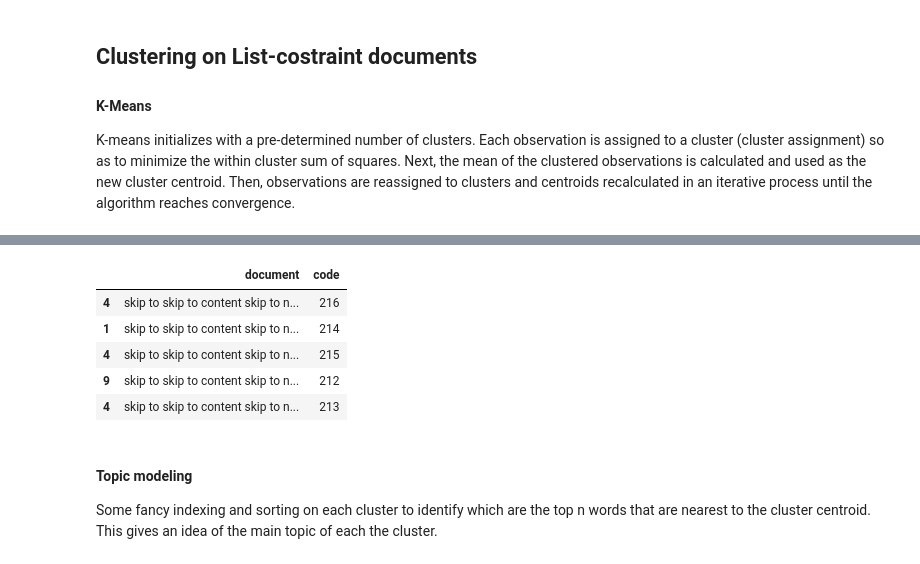
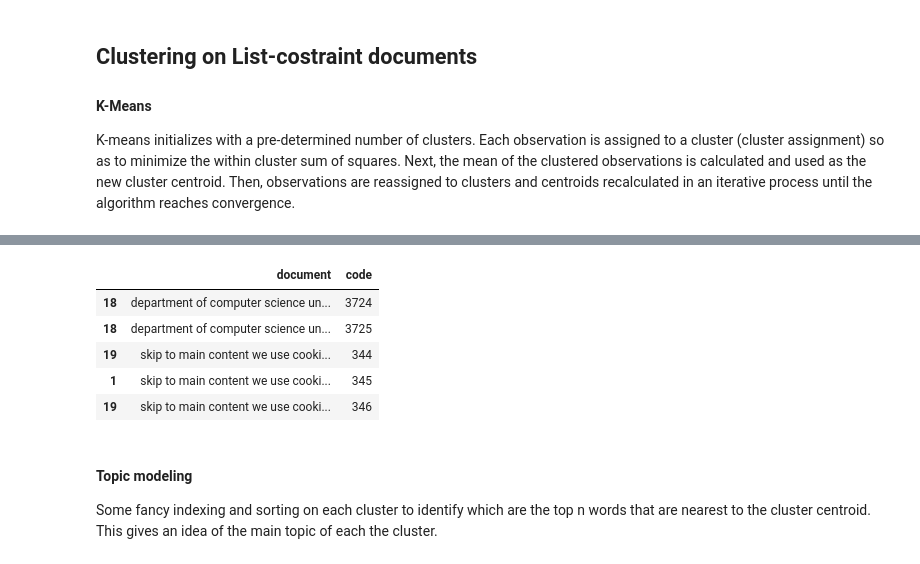
Before and after one commit to chrisPiemonte/url2vec, a Jupyter notebook: notebooks/document.ipynb, the cells around one changed output, grey strips where cells are left out. Drawn from its saved outputs; the diff is of its cells as text; code cells hidden in the pictures.

```diff
--- a/notebooks/document.ipynb
+++ b/notebooks/document.ipynb
@@ -24,8 +24,8 @@ from sklearn.feature_extraction.text import TfidfVectorizer
 # %% [markdown]
 ---
 # %%
-# cs.illinois.edu    cs.stanford.edu    eecs.mit.edu
-site = "cs.stanford.edu"
+# cs.illinois.edu    cs.stanford.edu    eecs.mit.edu    cs.princeton.edu    cs.ox.ac.uk
+site = "cs.ox.ac.uk"
 # %% [markdown]
 ## TF-IDF matrix
 # %% [markdown]
@@ -190,7 +197,7 @@ py.iplot(kmeans_data, filename="K-Means t-SNE nocostraint - Doc Clustering")
 # %% [markdown]
 ## List-costraint documents
 # %%
-listcostraint_path = os.getcwd() + "/../dataset/" + site + "/list_constraint/words1000_depth10/"
+listcostraint_path = os.getcwd() + "/../dataset/" + site + "/list_constraint/words10000_depth5/"
 vertex_lc_path     = listcostraint_path + "vertex.txt"
 map_lc_path        = listcostraint_path + "urlsMap.txt"
 
@@ -207,7 +214,7 @@ Cosine similarity is measured against the tf-idf matrix and can be used to gener
 
 Subtracting it from 1 provides cosine distance which I will use for plotting on a euclidean (2-dimensional) plane.
 # %%
-tfidf_matrix_lc = tfidf_vectorizer.fit_transform(documents_lc)
+%time tfidf_matrix_lc = tfidf_vectorizer.fit_transform(documents_lc)
 
 dist_lc = 1 - cosine_similarity(tfidf_matrix_lc)
 
@@ -221,8 +231,8 @@ terms      330
 #### K-Means
 K-means initializes with a pre-determined number of clusters. Each observation is assigned to a cluster (cluster assignment) so as to minimize the within cluster sum of squares. Next, the mean of the clustered observations is calculated and used as the new cluster centroid. Then, observations are reassigned to clusters and centroids recalculated in an iterative process until the algorithm reaches convergence.
 # %%
-kmeans = KMeans(n_clusters=15)
-kmeans_labels_lc = kmeans.fit_predict(tfidf_matrix_lc)
+kmeans = KMeans(n_clusters=25)
+%time kmeans_labels_lc = kmeans.fit_predict(tfidf_matrix_lc)
 docs_lc = {
     'code': codes_lc,
     'document': documents_lc
@@ -234,9 +246,9 @@ frame_lc[:5]
 |  | document | code |
-| 4 | skip to skip to content skip to n... | 216 |
-| 1 | skip to skip to content skip to n... | 214 |
-| 4 | skip to skip to content skip to n... | 215 |
-| 9 | skip to skip to content skip to n... | 212 |
-| 4 | skip to skip to content skip to n... | 213 |
+| 18 | department of computer science un... | 3724 |
+| 18 | department of computer science un... | 3725 |
+| 19 | skip to main content we use cooki... | 344 |
+| 1 | skip to main content we use cooki... | 345 |
+| 19 | skip to main content we use cooki... | 346 |
 # %% [markdown]
 #### Topic modeling
 Some fancy indexing and sorting on each cluster to identify which are the top n words that are nearest to the cluster centroid. This gives an idea of the main topic of each the cluster.
```
Also changed, not shown: parts of 13 cells of this notebook, 7 other files.
